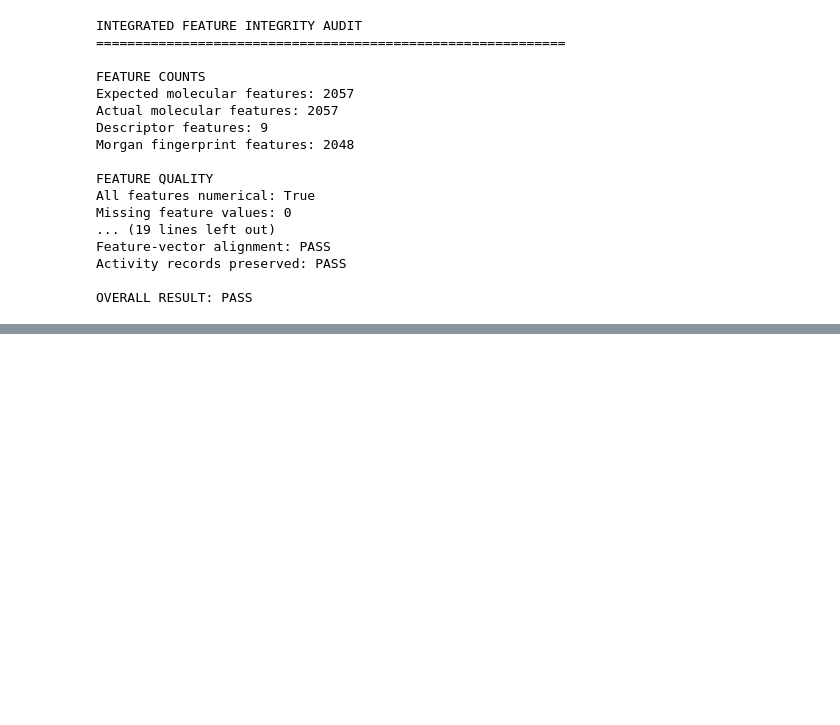
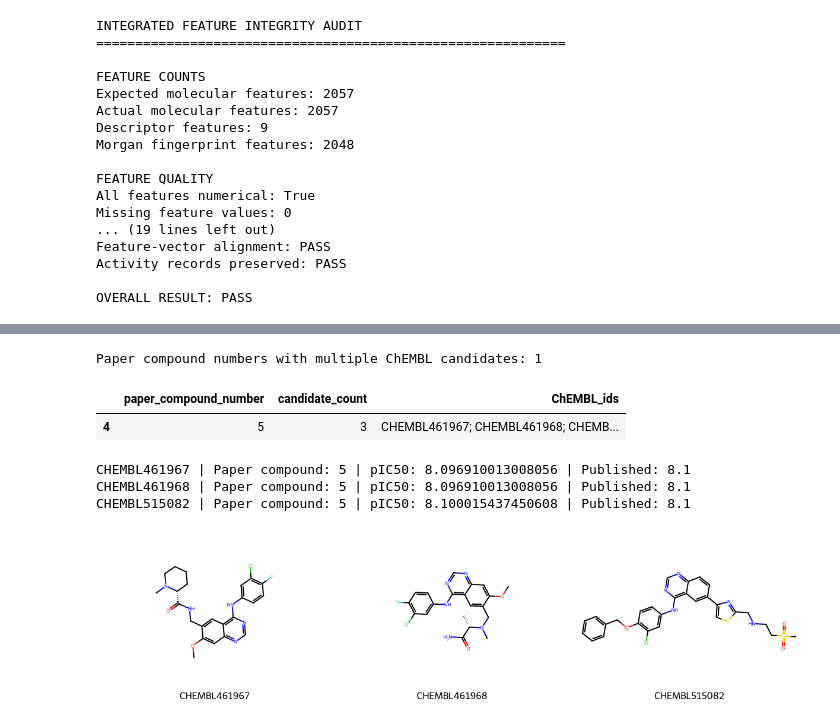
Before and after one commit to Aadarshmishra13/ai-driven-drug-discovery, a Jupyter notebook: notebooks/01_EGFR_Target_and_ChEMBL_Data_Audit.ipynb, the cells around one changed output, grey strips where cells are left out. Saved outputs shown, nothing was run; the diff lists cells and outputs as text; code cells hidden in the pictures; blank space fills up the shorter version.

Commit message:
Add Phase 5 assay provenance audit checkpoint

```diff
--- a/notebooks/01_EGFR_Target_and_ChEMBL_Data_Audit.ipynb
+++ b/notebooks/01_EGFR_Target_and_ChEMBL_Data_Audit.ipynb
@@ -6031,0 +7788,19 @@ OVERALL RESULT: PASS
+# %%
+structure_verification_df = unique_candidates_df[[
+    "molecule_chembl_id",
+    "paper_compound_number",
+    "pIC50",
+    "published_pIC50",
+    "parent_smiles"
+]].copy()
+
+structure_verification_df.to_csv(
+    "CHEMBL944276_unique_numerical_candidates.csv",
+    index=False
+)
+
+print("Exported candidates:", len(structure_verification_df))
+print("Unique paper compound numbers:",
+      structure_verification_df["paper_compound_number"].nunique())
+
+display(structure_verification_df.head(10))
@@ -6031,0 +7821,54 @@ OVERALL RESULT: PASS
+# %%
+paper_number_counts = (
+    structure_verification_df
+    .groupby("paper_compound_number")
+    .agg(
+        candidate_count=("molecule_chembl_id", "nunique"),
+        ChEMBL_ids=("molecule_chembl_id", lambda x: "; ".join(sorted(x)))
+    )
+    .reset_index()
+)
+
+duplicate_paper_numbers = paper_number_counts[
+    paper_number_counts["candidate_count"] > 1
+]
+
+print("Paper compound numbers with multiple ChEMBL candidates:",
+      len(duplicate_paper_numbers))
+
+display(duplicate_paper_numbers)
+# %% [output]
+Paper compound numbers with multiple ChEMBL candidates: 1
+|  | paper_compound_number | candidate_count | ChEMBL_ids |
+| 4 | 5 | 3 | CHEMBL461967; CHEMBL461968; CHEMB... |
+# %%
+from rdkit import Chem
+from rdkit.Chem import Draw
+
+ids_to_check = ["CHEMBL461967", "CHEMBL461968", "CHEMBL515082"]
+
+duplicate_structures = structure_verification_df[
+    structure_verification_df["molecule_chembl_id"].isin(ids_to_check)
+].copy()
+
+mols = [Chem.MolFromSmiles(s) for s in duplicate_structures["parent_smiles"]]
+
+for _, row in duplicate_structures.iterrows():
+    print(
+        row["molecule_chembl_id"],
+        "| Paper compound:", row["paper_compound_number"],
+        "| pIC50:", row["pIC50"],
+        "| Published:", row["published_pIC50"]
+    )
+
+display(Draw.MolsToGridImage(
+    mols,
+    legends=ids_to_check,
+    molsPerRow=3,
+    subImgSize=(400, 300)
+))
+# %% [output]
+CHEMBL461967 | Paper compound: 5 | pIC50: 8.096910013008056 | Published: 8.1
+CHEMBL461968 | Paper compound: 5 | pIC50: 8.096910013008056 | Published: 8.1
+CHEMBL515082 | Paper compound: 5 | pIC50: 8.100015437450608 | Published: 8.1
+[figure, added]
```
Also changed, not shown: parts of 38 cells of this notebook.
